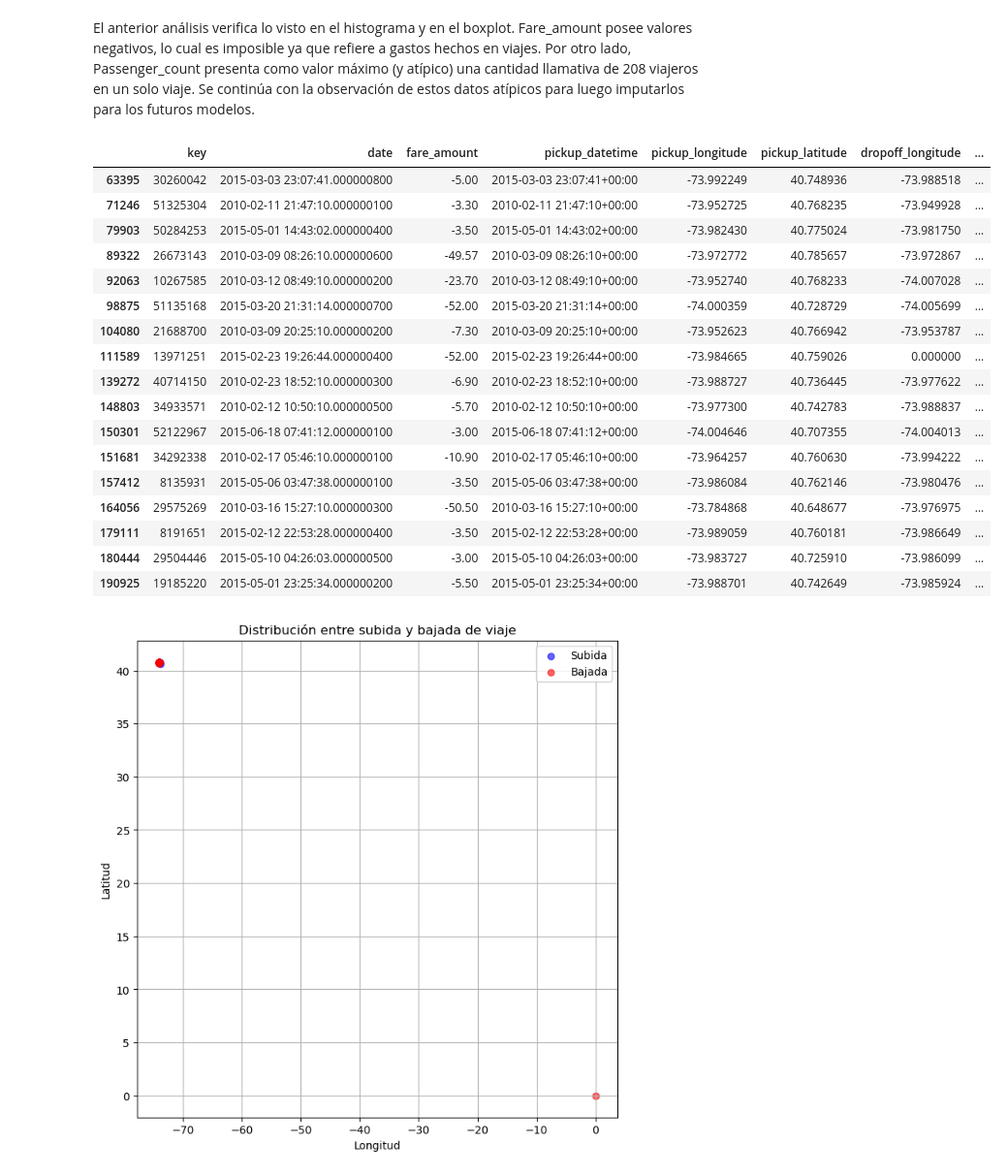
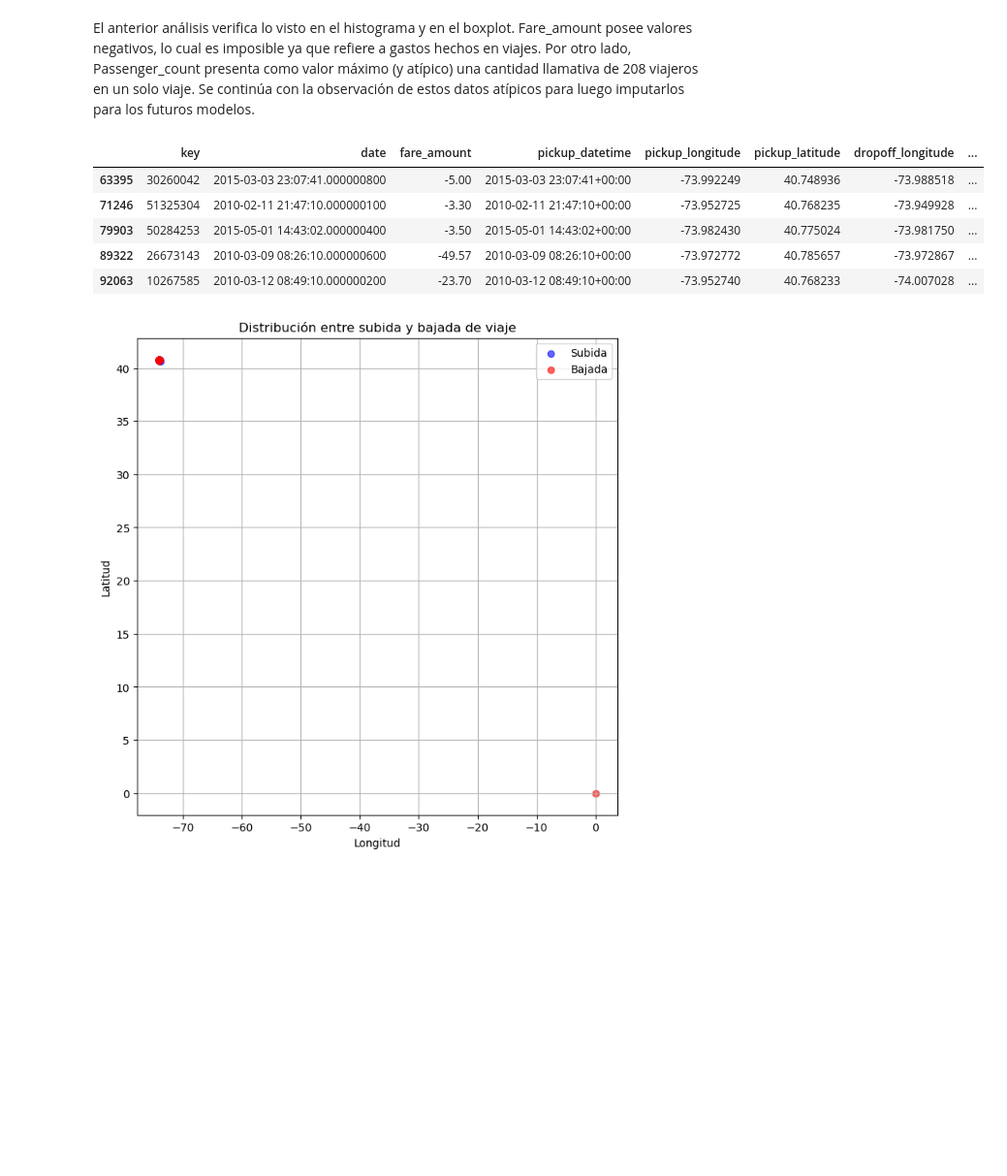
Before and after one commit to CaroRuiz92/AA1-TUIA-2025C2-Ruiz-Quispe, a Jupyter notebook: TP-Regresion-AA1-2025C1.ipynb, the cells around one changed output. Shown at 97% size. Drawn from its saved outputs; the diff is of its cells as text; code cells hidden in the pictures; blank space fills up the shorter version.

```diff
--- a/TP-Regresion-AA1-2025C1.ipynb
+++ b/TP-Regresion-AA1-2025C1.ipynb
@@ -134,26 +134,14 @@ df.describe()
 El anterior análisis verifica lo visto en el histograma y en el boxplot. Fare_amount posee valores negativos, lo cual es imposible ya que refiere a gastos hechos en viajes. Por otro lado, Passenger_count presenta como valor máximo (y atípico) una cantidad llamativa de 208 viajeros en un solo viaje. Se continúa con la observación de estos datos atípicos para luego imputarlos para los futuros modelos.
 # %%
 tarif_negat = df[df['fare_amount']<0]
-tarif_negat
+tarif_negat.head()
 # %% [output]
 |  | key | date | fare_amount | pickup_datetime | pickup_longitude | pickup_latitude | dropoff_longitude | ... |
 | 63395 | 30260042 | 2015-03-03 23:07:41.000000800 | -5.00 | 2015-03-03 23:07:41+00:00 | -73.992249 | 40.748936 | -73.988518 | ... |
 | 71246 | 51325304 | 2010-02-11 21:47:10.000000100 | -3.30 | 2010-02-11 21:47:10+00:00 | -73.952725 | 40.768235 | -73.949928 | ... |
 | 79903 | 50284253 | 2015-05-01 14:43:02.000000400 | -3.50 | 2015-05-01 14:43:02+00:00 | -73.982430 | 40.775024 | -73.981750 | ... |
 | 89322 | 26673143 | 2010-03-09 08:26:10.000000600 | -49.57 | 2010-03-09 08:26:10+00:00 | -73.972772 | 40.785657 | -73.972867 | ... |
 | 92063 | 10267585 | 2010-03-12 08:49:10.000000200 | -23.70 | 2010-03-12 08:49:10+00:00 | -73.952740 | 40.768233 | -74.007028 | ... |
-| 98875 | 51135168 | 2015-03-20 21:31:14.000000700 | -52.00 | 2015-03-20 21:31:14+00:00 | -74.000359 | 40.728729 | -74.005699 | ... |
-| 104080 | 21688700 | 2010-03-09 20:25:10.000000200 | -7.30 | 2010-03-09 20:25:10+00:00 | -73.952623 | 40.766942 | -73.953787 | ... |
-| 111589 | 13971251 | 2015-02-23 19:26:44.000000400 | -52.00 | 2015-02-23 19:26:44+00:00 | -73.984665 | 40.759026 | 0.000000 | ... |
-| 139272 | 40714150 | 2010-02-23 18:52:10.000000300 | -6.90 | 2010-02-23 18:52:10+00:00 | -73.988727 | 40.736445 | -73.977622 | ... |
-| 148803 | 34933571 | 2010-02-12 10:50:10.000000500 | -5.70 | 2010-02-12 10:50:10+00:00 | -73.977300 | 40.742783 | -73.988837 | ... |
-| 150301 | 52122967 | 2015-06-18 07:41:12.000000100 | -3.00 | 2015-06-18 07:41:12+00:00 | -74.004646 | 40.707355 | -74.004013 | ... |
-| 151681 | 34292338 | 2010-02-17 05:46:10.000000100 | -10.90 | 2010-02-17 05:46:10+00:00 | -73.964257 | 40.760630 | -73.994222 | ... |
-| 157412 | 8135931 | 2015-05-06 03:47:38.000000100 | -3.50 | 2015-05-06 03:47:38+00:00 | -73.986084 | 40.762146 | -73.980476 | ... |
-| 164056 | 29575269 | 2010-03-16 15:27:10.000000300 | -50.50 | 2010-03-16 15:27:10+00:00 | -73.784868 | 40.648677 | -73.976975 | ... |
-| 179111 | 8191651 | 2015-02-12 22:53:28.000000400 | -3.50 | 2015-02-12 22:53:28+00:00 | -73.989059 | 40.760181 | -73.986649 | ... |
-| 180444 | 29504446 | 2015-05-10 04:26:03.000000500 | -3.00 | 2015-05-10 04:26:03+00:00 | -73.983727 | 40.725910 | -73.986099 | ... |
-| 190925 | 19185220 | 2015-05-01 23:25:34.000000200 | -5.50 | 2015-05-01 23:25:34+00:00 | -73.988701 | 40.742649 | -73.985924 | ... |
 # %%
 
 # Se separan las subidas y bajadas de los viajes seleccionados
```
Also changed, not shown: parts of 4 cells of this notebook.
